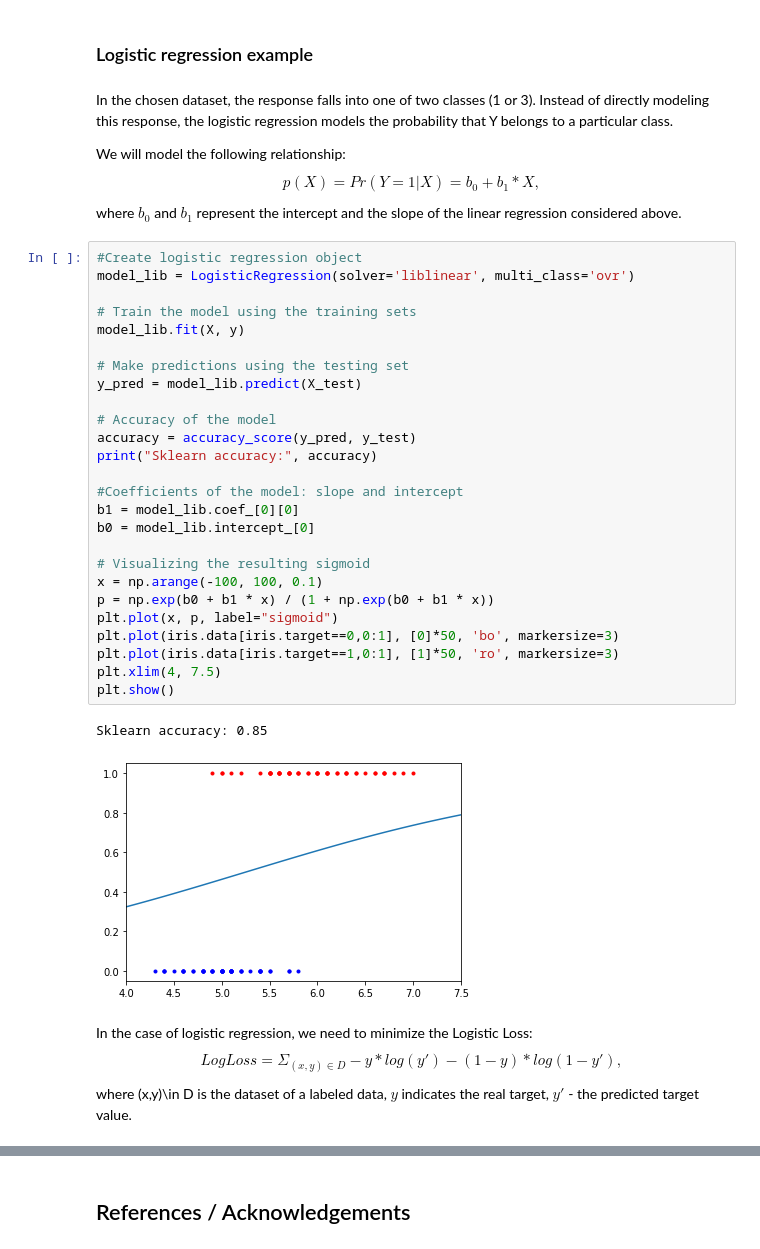
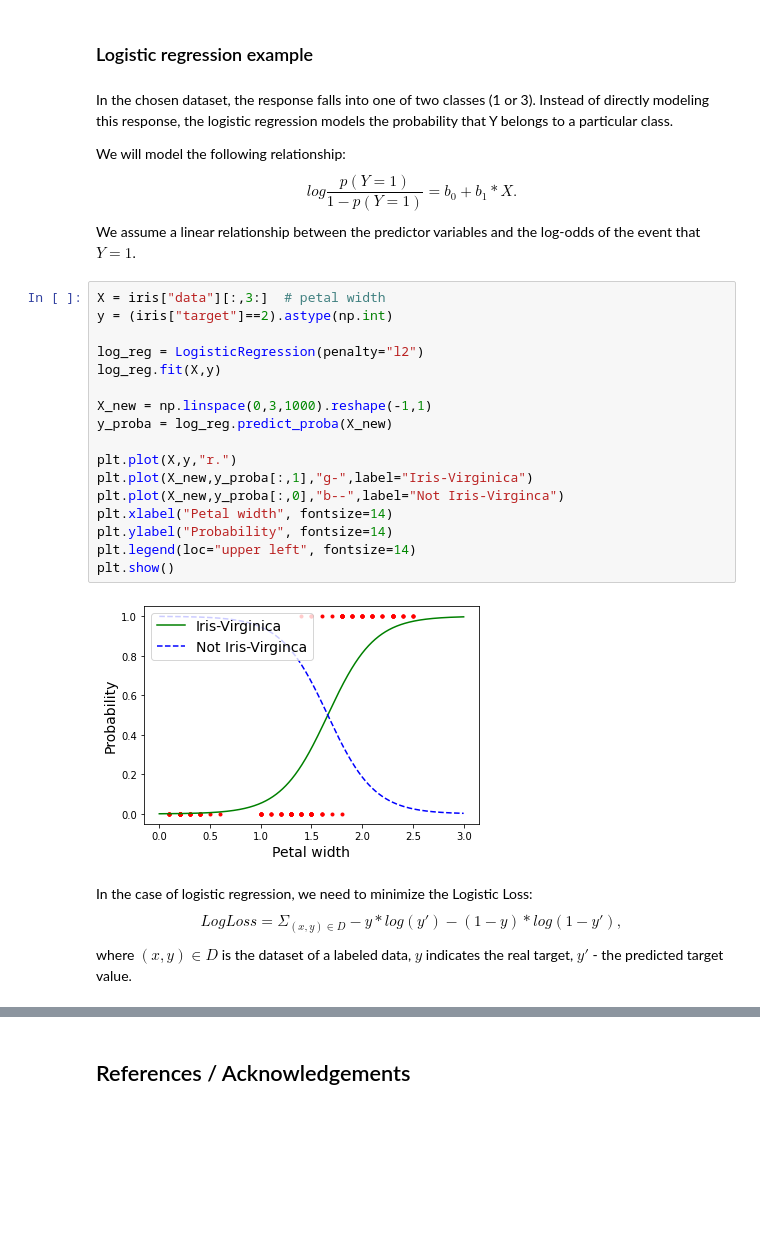
Before and after one commit to Innopolis-University-Adv-Statistics/Interactive-Statistics-Notebooks, a Jupyter notebook: Logistic_Linear_Regression.ipynb, the cells around one changed output, grey strips where cells are left out. Saved outputs shown, nothing was run; the diff lists cells and outputs as text; blank space fills up the shorter version.

```diff
--- a/Logistic_Linear_Regression.ipynb
+++ b/Logistic_Linear_Regression.ipynb
@@ -179,40 +185,31 @@ $$MSE = \Sigma _{i=1}^n (y_i - (b_0+b_1*x))^2,$$ where $y_i$ indicates the real
 # %% [markdown]
 In the chosen dataset, the response falls into one of two classes (1 or 3). Instead of directly modeling this response, the logistic regression models the probability that Y belongs to a particular class.
 
-We will model the following relationship: $$p(X) = Pr(Y =1|X) = b_0 + b_1*X,$$
-where $b_0$ and $b_1$ represent the intercept and the slope of the linear regression considered above.
+We will model the following relationship:
+$$log \frac{p(Y=1)}{1 - p(Y=1)} =  b_0 + b_1*X.$$
+We assume a linear relationship between the predictor variables and the log-odds of the event that $Y=1$.
-# %%
-#Create logistic regression object
-model_lib = LogisticRegression(solver='liblinear', multi_class='ovr')
-
-# Train the model using the training sets
-model_lib.fit(X, y)
-
-# Make predictions using the testing set
-y_pred = model_lib.predict(X_test)
-
-# Accuracy of the model
-accuracy = accuracy_score(y_pred, y_test)
-print("Sklearn accuracy:", accuracy)
-
-#Coefficients of the model: slope and intercept
-b1 = model_lib.coef_[0][0]
-b0 = model_lib.intercept_[0]
-
-# Visualizing the resulting sigmoid
-x = np.arange(-100, 100, 0.1)
-p = np.exp(b0 + b1 * x) / (1 + np.exp(b0 + b1 * x))
-plt.plot(x, p, label="sigmoid")
-plt.plot(iris.data[iris.target==0,0:1], [0]*50, 'bo', markersize=3)
-plt.plot(iris.data[iris.target==1,0:1], [1]*50, 'ro', markersize=3)
-plt.xlim(4, 7.5)
-plt.show()
-# %% [output]
-Sklearn accuracy: 0.85
-[figure, removed]
+# %%
+X = iris["data"][:,3:]  # petal width
+y = (iris["target"]==2).astype(np.int)
+
+log_reg = LogisticRegression(penalty="l2")
+log_reg.fit(X,y)
+
+X_new = np.linspace(0,3,1000).reshape(-1,1)
+y_proba = log_reg.predict_proba(X_new)
+
+plt.plot(X,y,"r.")
+plt.plot(X_new,y_proba[:,1],"g-",label="Iris-Virginica")
+plt.plot(X_new,y_proba[:,0],"b--",label="Not Iris-Virginca")
+plt.xlabel("Petal width", fontsize=14)
+plt.ylabel("Probability", fontsize=14)
+plt.legend(loc="upper left", fontsize=14)
+plt.show()
+# %% [output]
+[figure, added]
 # %% [markdown]
 In the case of logistic regression, we need to minimize the Logistic Loss:
-$$LogLoss = \Sigma _{(x,y)\in D} -y*log(y') - (1-y) * log(1-y'),$$ where (x,y)\in D  is the dataset of a labeled data, $y$ indicates the real target, $y'$ - the predicted target value.
+$$LogLoss = \Sigma _{(x,y)\in D} -y*log(y') - (1-y) * log(1-y'),$$ where $(x,y)\in D$ is the dataset of a labeled data, $y$ indicates the real target, $y'$ - the predicted target value.
 # %% [markdown]
 ## Conclusion
 
```
Also changed, not shown: parts of 2 cells of this notebook.
